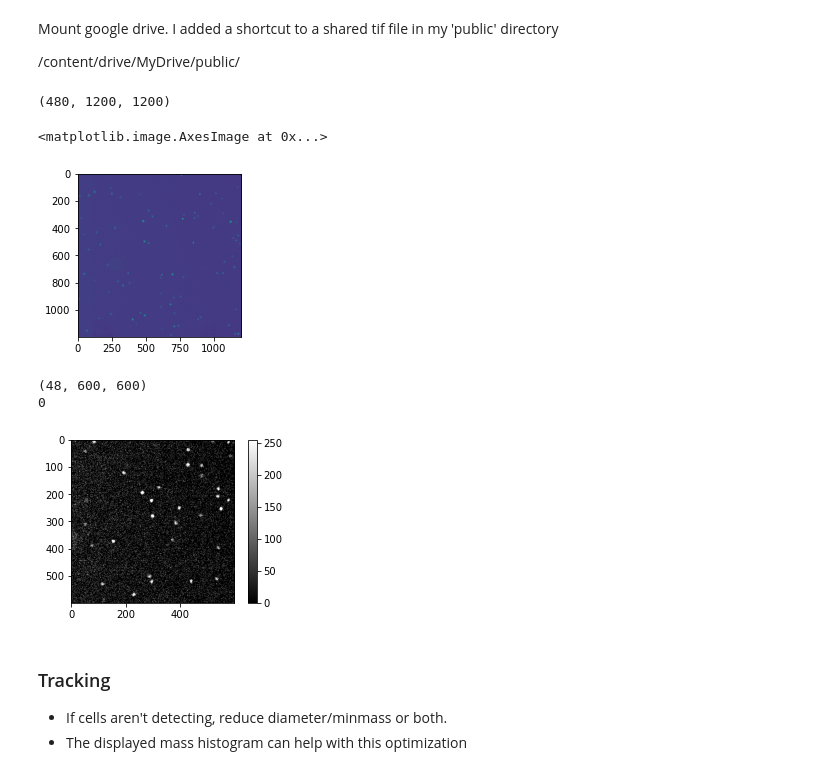
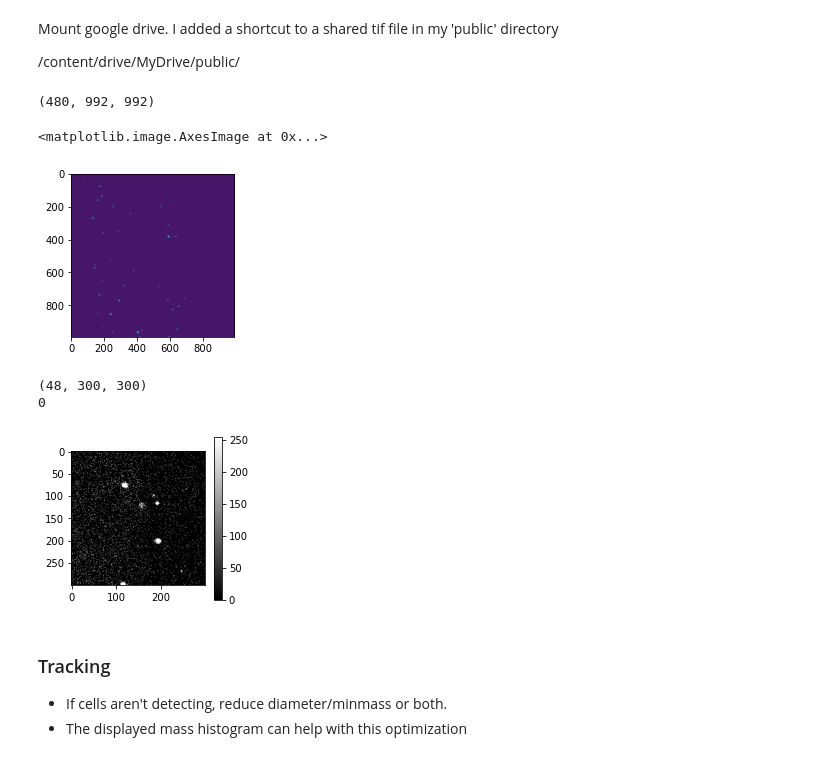
Before and after one commit to huskeypm/cellmigration, a Jupyter notebook: expt_analysis.ipynb, the cells around one changed output. Saved outputs shown, nothing was run; the diff lists cells and outputs as text; code cells hidden in the pictures.

Commit message:
working on changing dimensions of cell tracking traj image

```diff
--- a/expt_analysis.ipynb
+++ b/expt_analysis.ipynb
@@ -88,9 +82,9 @@ user = "Emily"
 #user = "PKH"
 useGdrive = False
 if user == "Emily":
-  name='3'
-  path="/home/ekrueger2/microscopy_data/022824"
-  fileName=path+"/Position_{}_movie.tif".format(name)
+  name='1'
+  path="/home/ekrueger2/microscopy_data/022624"
+  fileName=path+"/Capture1-Position{}_XY1708990389_Z0_T000_C0.tif".format(name)
     #fileName=r"C:\Users\ekrue\Downloads\12_13_23_{}.tif".format(name)
 elif user == "PKH":
   name = "Position_1" #
@@ -108,7 +102,9 @@ fr = 180 # s/fr # experiment
 
 # image processing parameters (disable downsample and crop for full analyses )
 downsampleRate = 10
-crop=[[300,900],[300,900]]
+#crop=[[300,900],[300,900]]
+crop=[[300,600],[500,800]]
+
 thresh=105
 
 
@@ -154,21 +150,23 @@ else:
 
 plt.imshow(frames[0,:,:])
 # %% [output]
-(480, 1200, 1200)
+(480, 992, 992)
 <matplotlib.image.AxesImage at 0x...>
-[figure, old version]
+[figure, new version]
 # %%
 
 thresh=105
-threshed = tc.ProcessFrames(frames,downsampleRate=downsampleRate,crop=crop,thresh=thresh)
+threshed = tc.ProcessFrames(frames,
+                            downsampleRate=downsampleRate,
+                            crop=crop,thresh=thresh)
 
 
 
 print(np.min(threshed[0,:]))
 # %% [output]
-(48, 600, 600)
+(48, 300, 300)
 0
-[figure, old version]
+[figure, new version]
 # %% [markdown]
 
 ### Tracking
```
Also changed, not shown: parts of 7 cells of this notebook, 1 other file.
